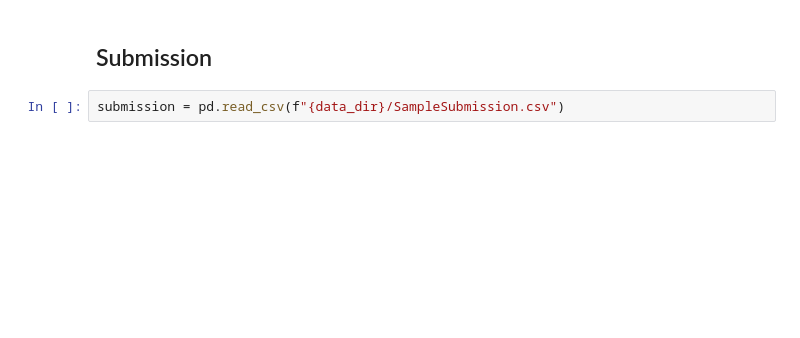
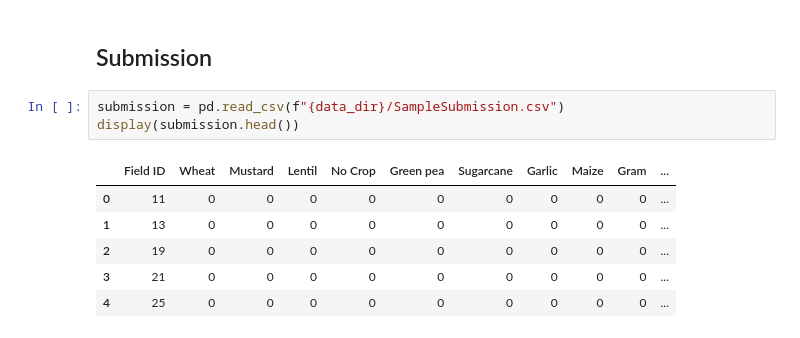
Before and after one commit to ArnolFokam/agrifieldnet-india-challenge, a Jupyter notebook: notebooks/baseline.ipynb, the cells around one changed output. Saved outputs shown, nothing was run; the diff lists cells and outputs as text; blank space fills up the shorter version.

```diff
--- a/notebooks/baseline.ipynb
+++ b/notebooks/baseline.ipynb
@@ -586,3 +588,11 @@ ValueError: Grouper for 'field_id' not 1-dimensional
 ## Submission
 # %%
 submission = pd.read_csv(f"{data_dir}/SampleSubmission.csv")
+display(submission.head())
+# %% [output]
+|  | Field ID | Wheat | Mustard | Lentil | No Crop | Green pea | Sugarcane | Garlic | Maize | Gram | ... |
+| 0 | 11 | 0 | 0 | 0 | 0 | 0 | 0 | 0 | 0 | 0 | ... |
+| 1 | 13 | 0 | 0 | 0 | 0 | 0 | 0 | 0 | 0 | 0 | ... |
+| 2 | 19 | 0 | 0 | 0 | 0 | 0 | 0 | 0 | 0 | 0 | ... |
+| 3 | 21 | 0 | 0 | 0 | 0 | 0 | 0 | 0 | 0 | 0 | ... |
+| 4 | 25 | 0 | 0 | 0 | 0 | 0 | 0 | 0 | 0 | 0 | ... |
```
Also changed, not shown: parts of 7 cells of this notebook.
